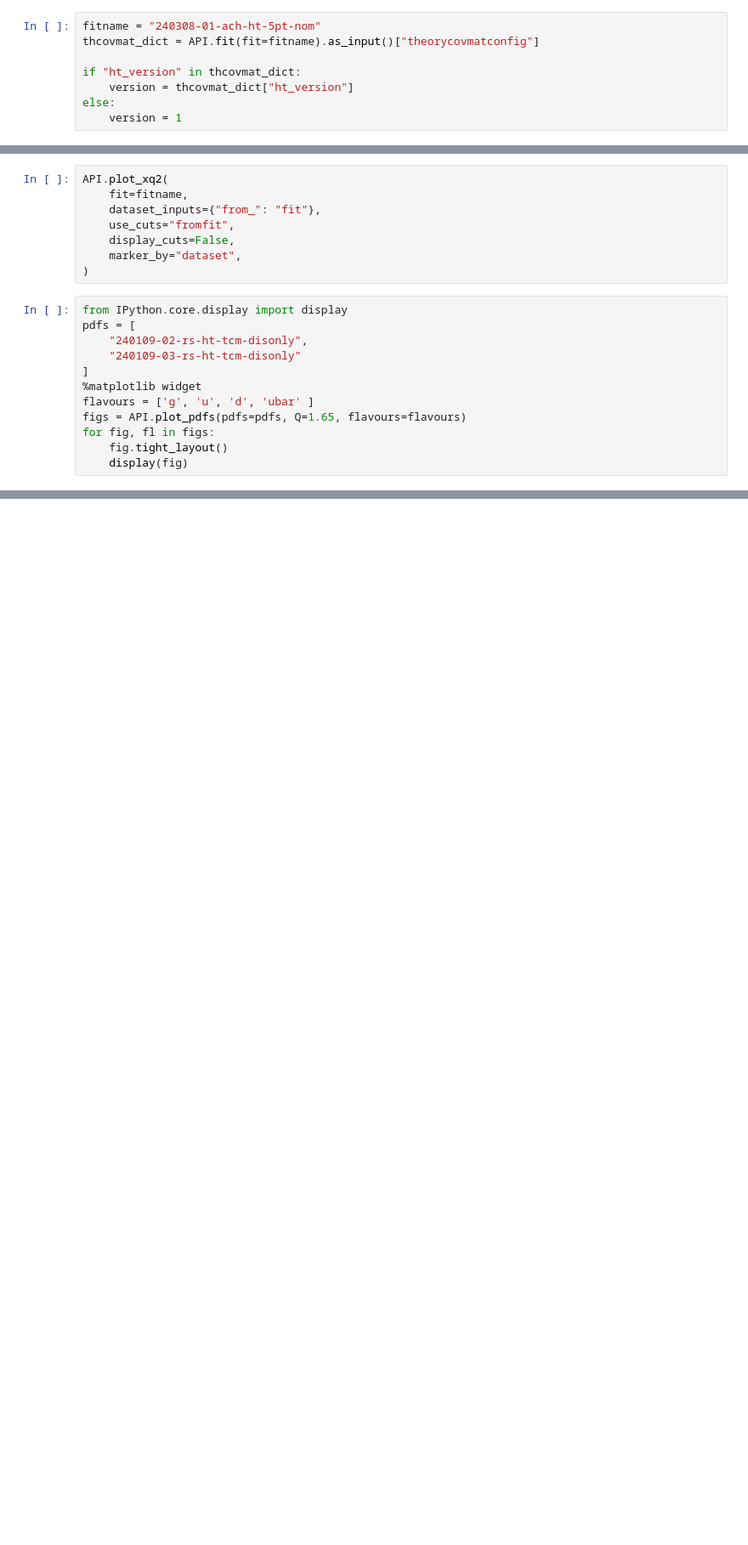
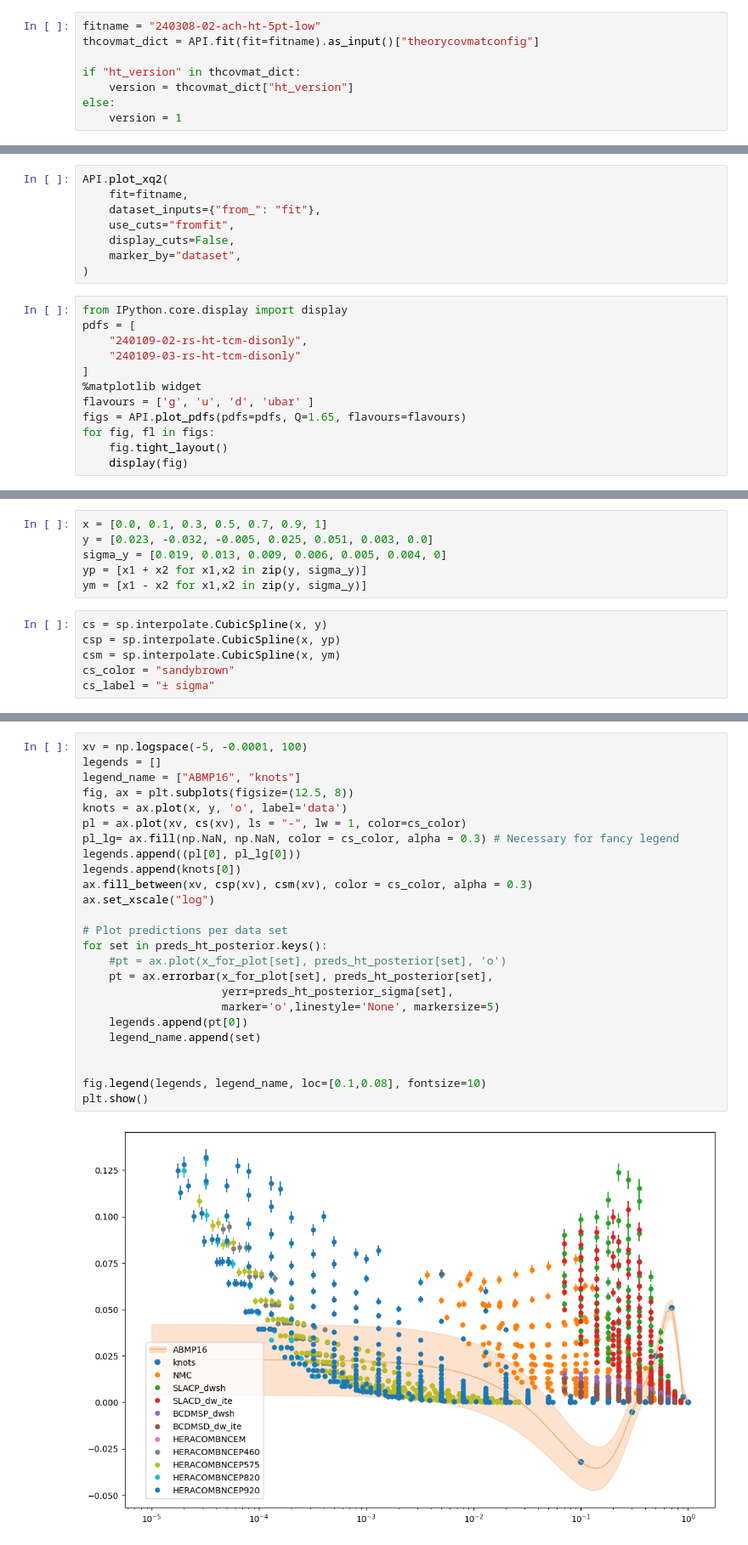
Before and after one commit to RoyStegeman/higher_twist, a Jupyter notebook: higher_twist/ht_script_ame.ipynb, the cells around one changed output, grey strips where cells are left out. Shown at 85% size. Drawn from its saved outputs; the diff is of its cells as text; blank space fills up the shorter version.

Commit message:
Adding comparison with ABMP16

```diff
--- a/higher_twist/ht_script_ame.ipynb
+++ b/higher_twist/ht_script_ame.ipynb
@@ -56,5 +51,5 @@ for fitname in fitnames.items():
 # %%
-fitname = "240308-01-ach-ht-5pt-nom"
+fitname = "240308-02-ach-ht-5pt-low"
 thcovmat_dict = API.fit(fit=fitname).as_input()["theorycovmatconfig"]
 
 if "ht_version" in thcovmat_dict:
@@ -302,0 +306,12 @@ for fig, fl in figs:
+# %%
+x = [0.0, 0.1, 0.3, 0.5, 0.7, 0.9, 1]
+y = [0.023, -0.032, -0.005, 0.025, 0.051, 0.003, 0.0]
+sigma_y = [0.019, 0.013, 0.009, 0.006, 0.005, 0.004, 0]
+yp = [x1 + x2 for x1,x2 in zip(y, sigma_y)]
+ym = [x1 - x2 for x1,x2 in zip(y, sigma_y)]
+# %%
+cs = sp.interpolate.CubicSpline(x, y)
+csp = sp.interpolate.CubicSpline(x, yp)
+csm = sp.interpolate.CubicSpline(x, ym)
+cs_color = "sandybrown"
+cs_label = "± sigma"
@@ -302,0 +353,27 @@ for fig, fl in figs:
+# %%
+xv = np.logspace(-5, -0.0001, 100)
+legends = []
+legend_name = ["ABMP16", "knots"]
+fig, ax = plt.subplots(figsize=(12.5, 8))
+knots = ax.plot(x, y, 'o', label='data')
+pl = ax.plot(xv, cs(xv), ls = "-", lw = 1, color=cs_color)
+pl_lg= ax.fill(np.NaN, np.NaN, color = cs_color, alpha = 0.3) # Necessary for fancy legend
+legends.append((pl[0], pl_lg[0]))
+legends.append(knots[0])
+ax.fill_between(xv, csp(xv), csm(xv), color = cs_color, alpha = 0.3)
+ax.set_xscale("log")
+
+# Plot predictions per data set
+for set in preds_ht_posterior.keys():
+    #pt = ax.plot(x_for_plot[set], preds_ht_posterior[set], 'o')
+    pt = ax.errorbar(x_for_plot[set], preds_ht_posterior[set],
+                     yerr=preds_ht_posterior_sigma[set],
+                     marker='o',linestyle='None', markersize=5)
+    legends.append(pt[0])
+    legend_name.append(set)
+
+
+fig.legend(legends, legend_name, loc=[0.1,0.08], fontsize=10)
+plt.show()
+# %% [output]
+[figure, added]
```
Also changed, not shown: parts of 8 cells of this notebook.
